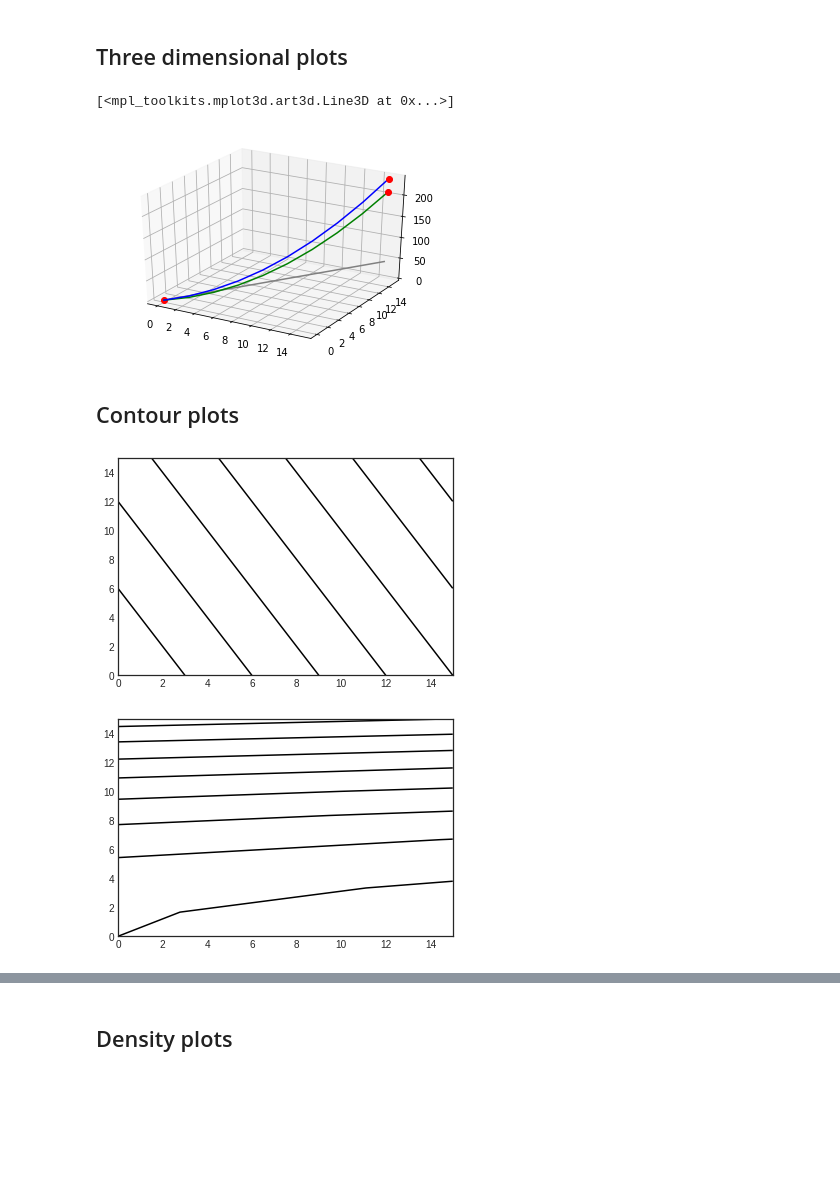
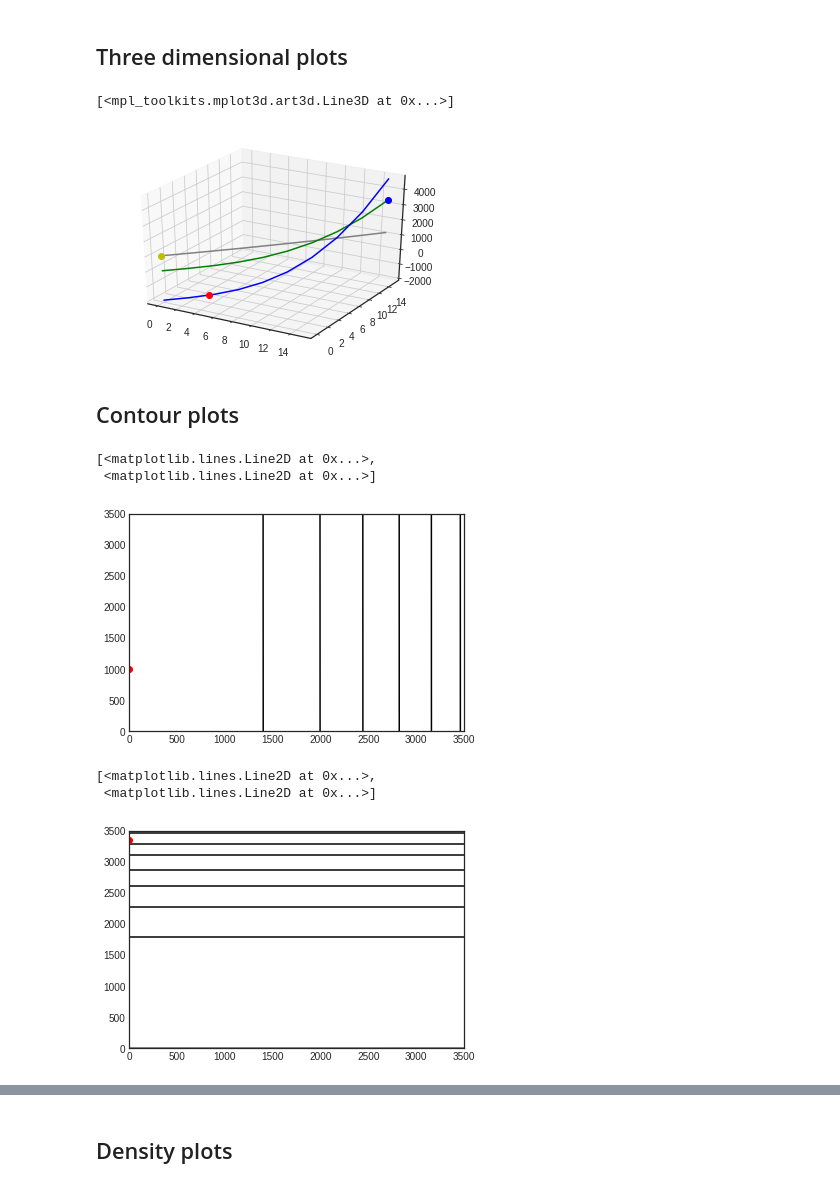
Before and after one commit to g59091/aicap4630, a Jupyter notebook: HW_2/HW_2Problem_1.ipynb, the cells around one changed output, grey strips where cells are left out. Drawn from its saved outputs; the diff is of its cells as text; code cells hidden in the pictures; blank space fills up the shorter version.

```diff
--- a/HW_2/HW_2Problem_1.ipynb
+++ b/HW_2/HW_2Problem_1.ipynb
@@ -6,11 +6,11 @@ import numpy as np
 import matplotlib.pyplot as plt
 %matplotlib inline
 def f1(x, y):
-    return (x*2 + y)
+    return (x**2 + y + 1000)
 def f2(x, y):
-    return (y**2 - x)
+    return (y**3 - x)
 def f3(x, y):
-    return (x**2 + y)
+    return (x**3 + (y**3 - 1000) - 1000)
 ax = plt.axes(projection='3d')
 xline = np.linspace(0, 15, 10)
 yline = np.linspace(0, 15, 10)
@@ -18,39 +18,51 @@ z1line = f1(xline, yline)
 ax.plot3D(xline, yline, z1line, 'gray')
 p1x = np.array([0])
 p1y = np.array([0])
-p1z = np.array([0])
-plt.plot(p1x, p1y, p1z, 'ro')
+p1z = f1(p1x, p1y)
+plt.plot(p1x, p1y, p1z, 'yo')
 #ax.view_init(35, 15)
 
 z2line = f2(xline, yline)
 ax.plot3D(xline, yline, z2line, 'green')
 p2x = np.array([15])
 p2y = np.array([15])
-p2z = np.array([210])
-plt.plot(p2x, p2y, p2z, 'ro')
+p2z = f2(p2x, p2y)
+plt.plot(p2x, p2y, p2z, 'bo')
 
 z3line = f3(xline, yline)
 ax.plot3D(xline, yline, z3line, 'blue')
-p3x = np.array([15])
-p3y = np.array([15])
-p3z = np.array([240])
+p3x = np.array([3])
+p3y = np.array([3])
+p3z = f3(p3x, p3y)
 plt.plot(p3x, p3y, p3z, 'ro')
 # %% [output]
 [<mpl_toolkits.mplot3d.art3d.Line3D at 0x...>]
-[figure, old version]
+[figure, new version]
 # %% [markdown]
 ## Contour plots
 # %%
 plt.style.use('seaborn-white')
 X, Y = np.meshgrid(xline, yline)
 Z1 = f1(X, Y)
-plt.contour(X, Y, Z1, colors='black');
+plt.contour(X, Y, Z1, colors='black')
+p1x = np.array([0])
+p1y = np.array([0])
+p1z = f1(p1x, p1y)
+plt.plot(p1x, p1y, p1z, 'ro')
 # %% [output]
+[<matplotlib.lines.Line2D at 0x...>,
+ <matplotlib.lines.Line2D at 0x...>]
-[figure, old version]
+[figure, new version]
 # %%
 Z2 = f2(X, Y)
-plt.contour(X, Y, Z2, colors='black');
+plt.contour(X, Y, Z2, colors='black')
+p2x = np.array([15])
+p2y = np.array([15])
+p2z = f2(p2x, p2y)
+plt.plot(p2x, p2y, p2z, 'ro')
 # %% [output]
+[<matplotlib.lines.Line2D at 0x...>,
+ <matplotlib.lines.Line2D at 0x...>]
-[figure, old version]
+[figure, new version]
 # %%
 Z3 = f3(X, Y)
```
Also changed, not shown: parts of 4 cells of this notebook, 1 other file.
